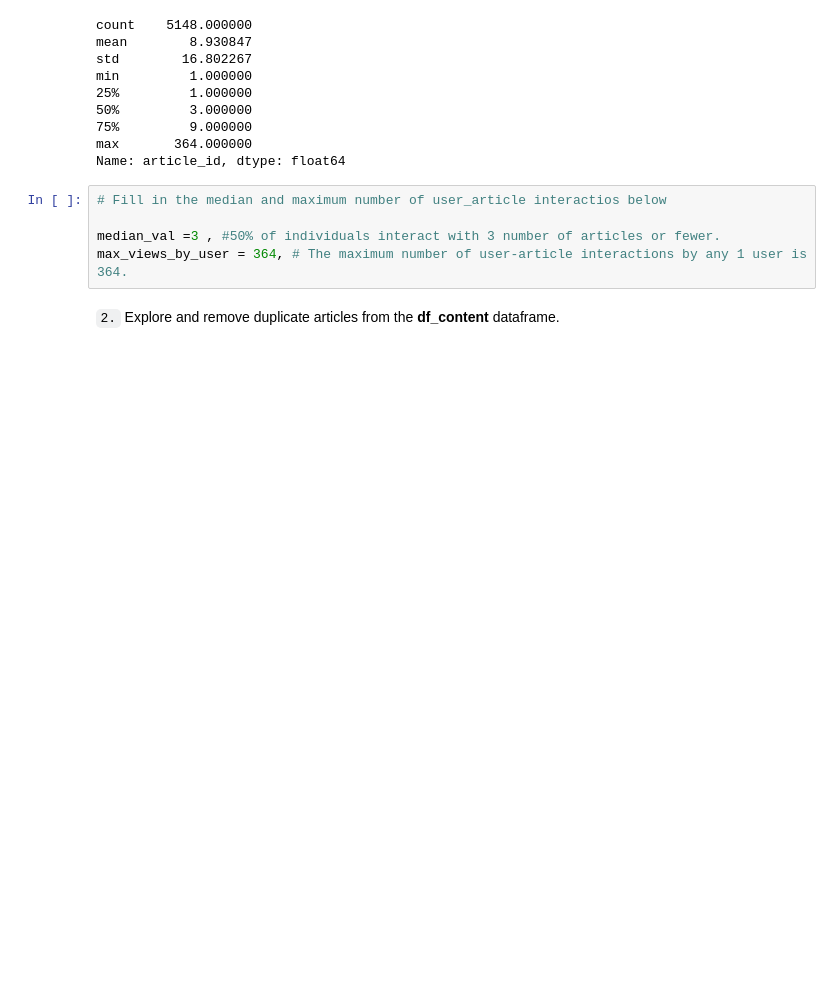
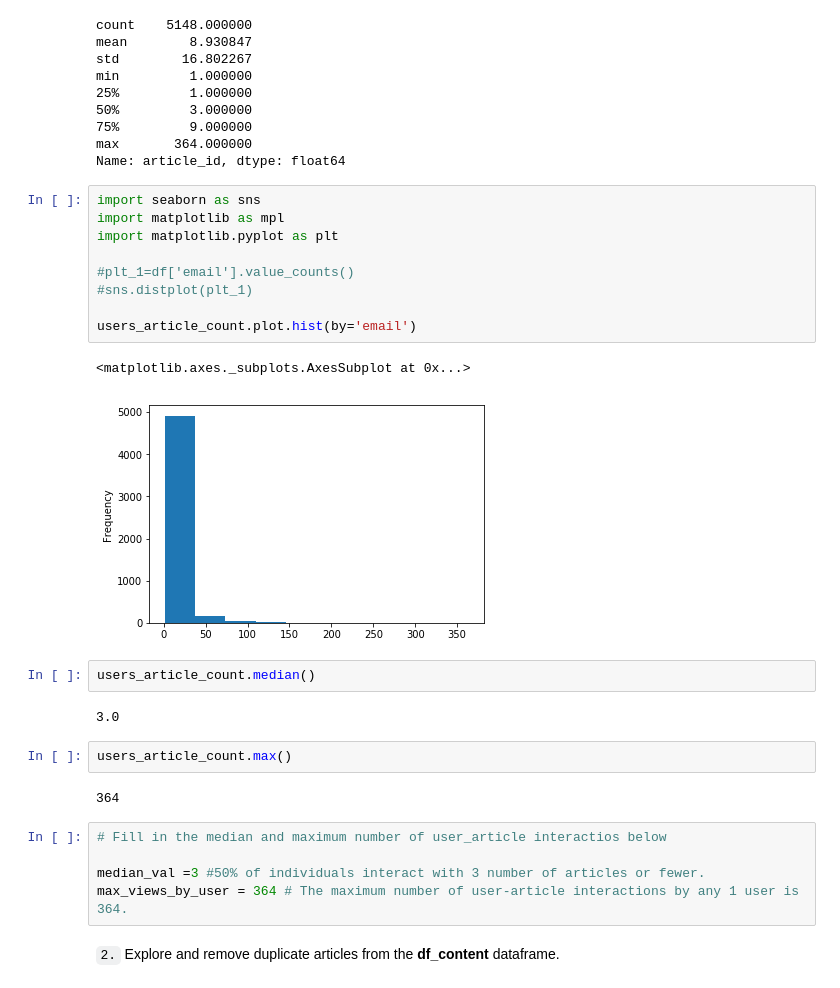
Before and after one commit to seelaswain/Recommendation-System, a Jupyter notebook: Recommendations_with_IBM.ipynb, the cells around one changed output. Drawn from its saved outputs; the diff is of its cells as text; blank space fills up the shorter version.

```diff
--- a/Recommendations_with_IBM.ipynb
+++ b/Recommendations_with_IBM.ipynb
@@ -81,11 +83,31 @@ min         1.000000
 75%         9.000000
 max       364.000000
 Name: article_id, dtype: float64
+# %%
+import seaborn as sns
+import matplotlib as mpl
+import matplotlib.pyplot as plt
+
+#plt_1=df['email'].value_counts()
+#sns.distplot(plt_1)
+
+users_article_count.plot.hist(by='email')
+# %% [output]
+<matplotlib.axes._subplots.AxesSubplot at 0x...>
+[figure, added]
+# %%
+users_article_count.median()
+# %% [output]
+3.0
+# %%
+users_article_count.max()
+# %% [output]
+364
 # %%
 # Fill in the median and maximum number of user_article interactios below
 
-median_val =3 , #50% of individuals interact with 3 number of articles or fewer.
-max_views_by_user = 364, # The maximum number of user-article interactions by any 1 user is 364.
+median_val =3 #50% of individuals interact with 3 number of articles or fewer.
+max_views_by_user = 364 # The maximum number of user-article interactions by any 1 user is 364.
 # %% [markdown]
 `2.` Explore and remove duplicate articles from the **df_content** dataframe.
 # %%
```
Also changed, not shown: parts of 28 cells of this notebook.
